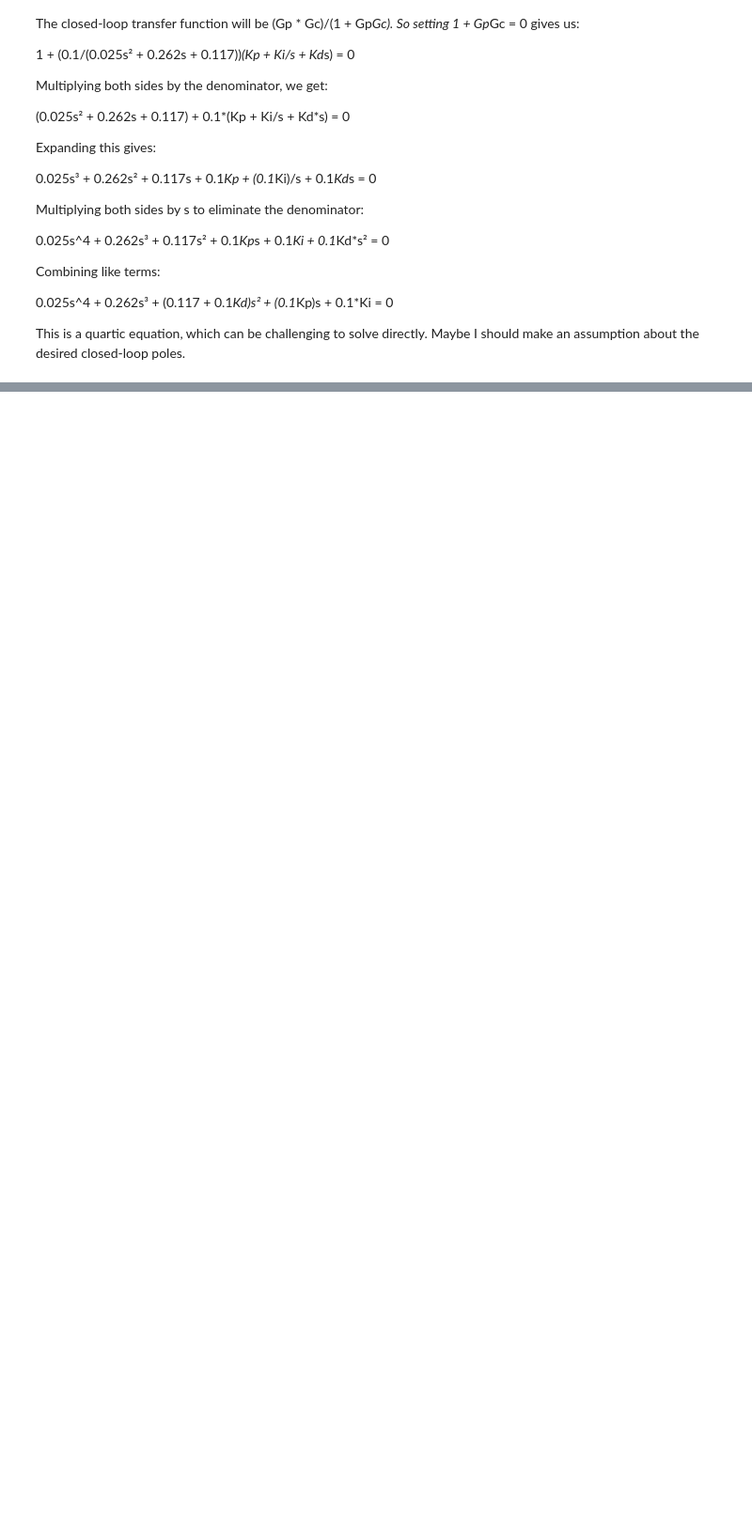
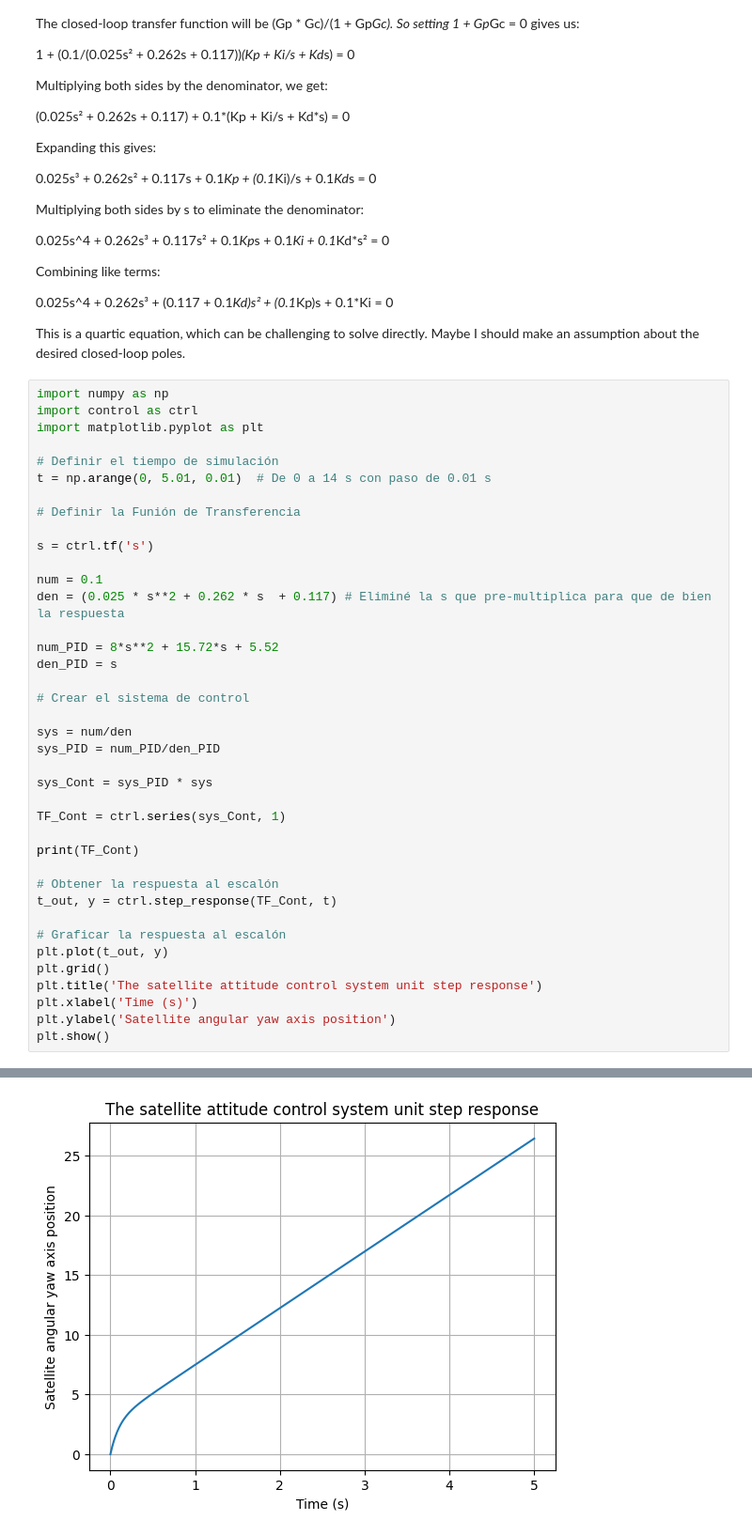
Before and after one commit to FacuBelisario/Tesis-MSE, a Jupyter notebook: SistemasDeControl/SistemaDeControlPID.ipynb, the cells around one changed output, grey strips where cells are left out. Shown at 94% size. Cells and saved outputs as stored; diff of their text form; blank space fills up the shorter version.

```diff
--- a/SistemasDeControl/SistemaDeControlPID.ipynb
+++ b/SistemasDeControl/SistemaDeControlPID.ipynb
@@ -593,3 +553,43 @@ Combining like terms:
 
 This is a quartic equation, which can be challenging to solve directly. Maybe I should make an assumption about the desired closed-loop poles.
 
+# %%
+import numpy as np
+import control as ctrl
+import matplotlib.pyplot as plt
+
+# Definir el tiempo de simulación
+t = np.arange(0, 5.01, 0.01)  # De 0 a 14 s con paso de 0.01 s
+
+# Definir la Funión de Transferencia
+
+s = ctrl.tf('s')
+
+num = 0.1
+den = (0.025 * s**2 + 0.262 * s  + 0.117) # Eliminé la s que pre-multiplica para que de bien la respuesta
+
+num_PID = 8*s**2 + 15.72*s + 5.52
+den_PID = s
+
+# Crear el sistema de control
+
+sys = num/den
+sys_PID = num_PID/den_PID
+
+sys_Cont = sys_PID * sys
+
+TF_Cont = ctrl.series(sys_Cont, 1)
+
+print(TF_Cont)
+
+# Obtener la respuesta al escalón
+t_out, y = ctrl.step_response(TF_Cont, t)
+
+# Graficar la respuesta al escalón
+plt.plot(t_out, y)
+plt.grid()
+plt.title('The satellite attitude control system unit step response')
+plt.xlabel('Time (s)')
+plt.ylabel('Satellite angular yaw axis position')
+plt.show()
+# %% [output]
@@ -595,0 +604 @@ This is a quartic equation, which can be challenging to solve directly. Maybe I
+[figure, added]
```
Also changed, not shown: parts of 7 cells of this notebook.
